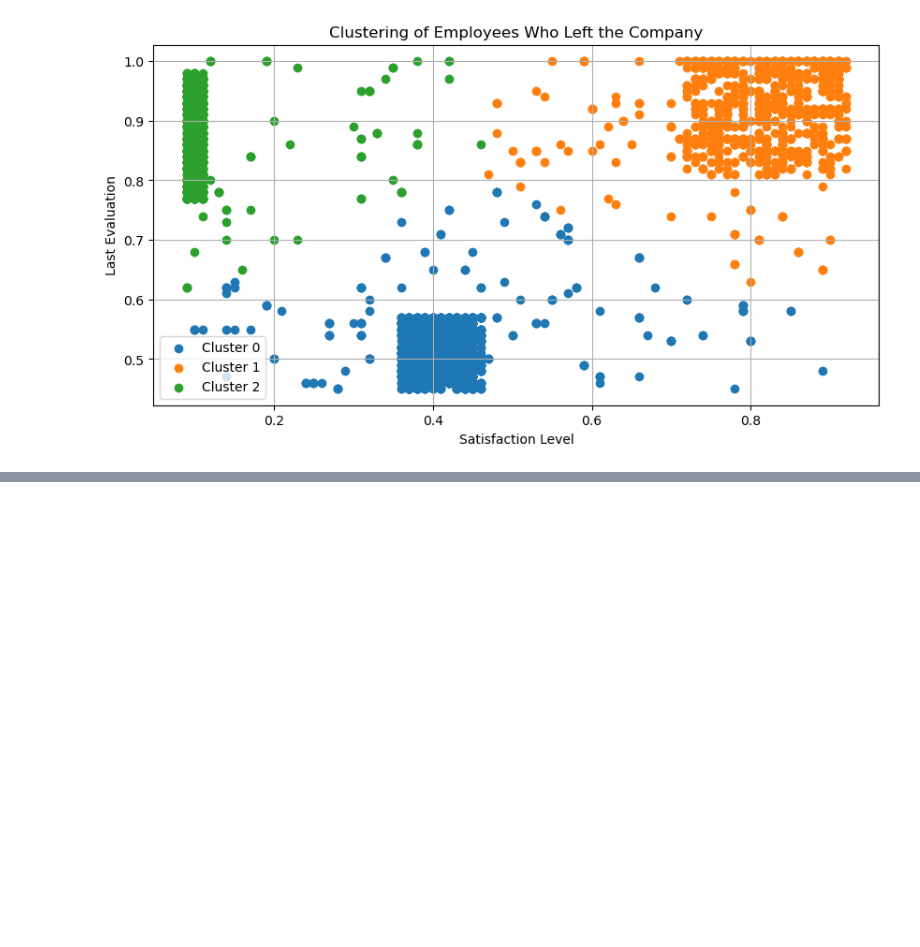
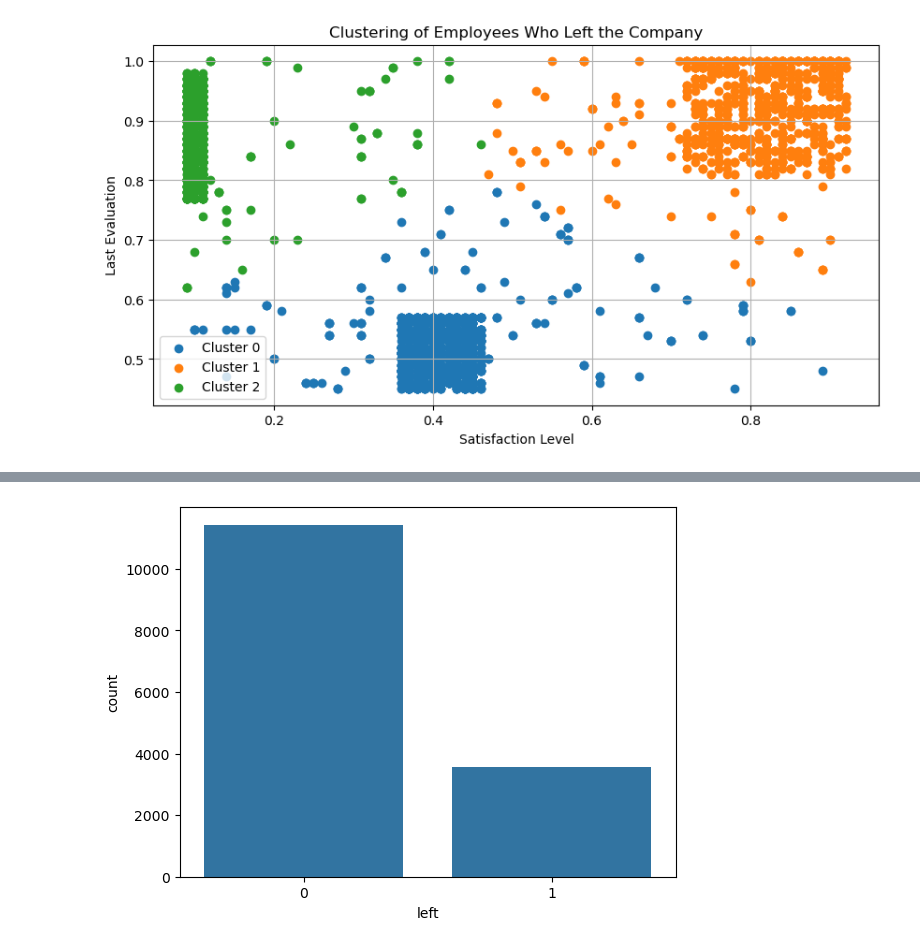
Before and after one commit to khoinguyentm/course-end-3, a Jupyter notebook: main.ipynb, the cells around one changed output, grey strips where cells are left out. Cells and saved outputs as stored; diff of their text form; code cells hidden in the pictures; blank space fills up the shorter version.

```diff
--- a/main.ipynb
+++ b/main.ipynb
@@ -159,0 +183,8 @@ plt.show()
+# %%
+# Separating categorical and numerical features
+categorical_col = df.select_dtypes(include='object').columns
+
+# Apply get dummies for categorical features
+df_dummies = pd.get_dummies(df[categorical_col], drop_first=True, dtype=int)
+
+df_dummies.head()
@@ -159,0 +198,5 @@ plt.show()
+# %%
+# Combining numerical and categorical features
+df_combined = pd.concat([df_dummies, numerical_col], axis=1)
+
+df_combined.head()
@@ -159,0 +210,5 @@ plt.show()
+# %%
+sns.countplot(x='left', data=df_combined)
+plt.show()
+# %% [output]
+[figure, added]
```
Also changed, not shown: parts of 6 cells of this notebook.
